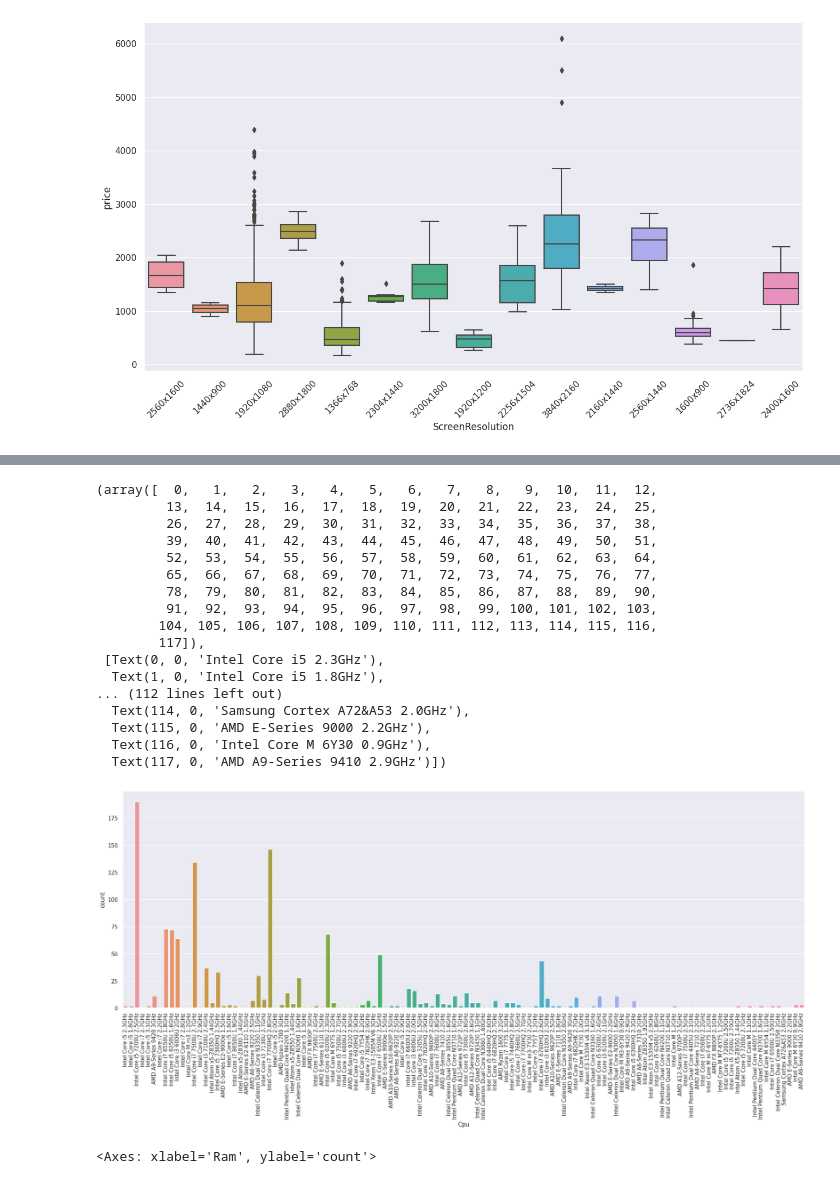
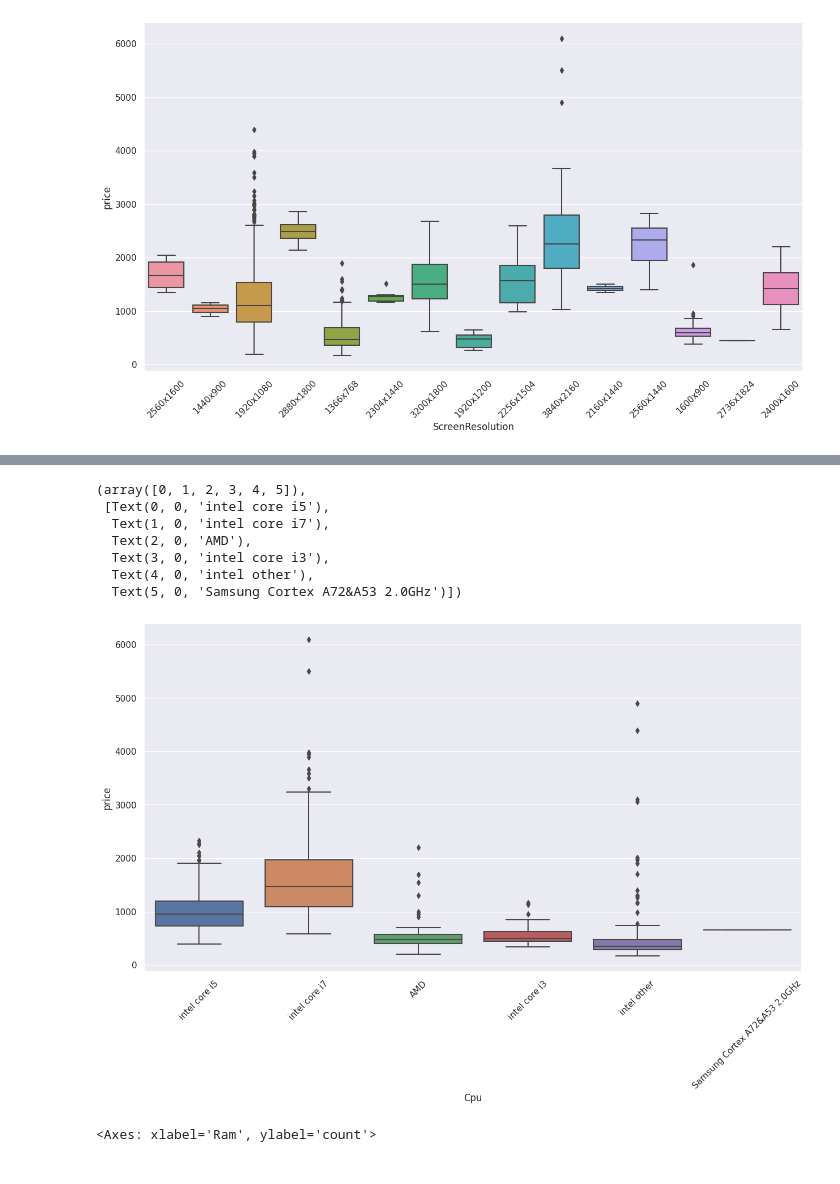
Before and after one commit to Abdelrahman-Wael-1029/Laptop-price-prediction, a Jupyter notebook: laptop-price.ipynb, the cells around one changed output, grey strips where cells are left out. Drawn from its saved outputs; the diff is of its cells as text; code cells hidden in the pictures.

Commit message:
Kaggle Notebook | laptop_price | Version 2

```diff
--- a/laptop-price.ipynb
+++ b/laptop-price.ipynb
@@ -306,0 +257,11 @@ plt.xticks(rotation=45)
+# %%
+intel_core_i7 = df[df['Cpu'].str.startswith('Intel Core i7')]['Cpu']
+intel_core_i5 =df[df['Cpu'].str.startswith('Intel Core i5')]['Cpu']
+intel_core_i3 = df[df['Cpu'].str.startswith('Intel Core i3')]['Cpu']
+AMD = df[df['Cpu'].str.startswith('AMD')]['Cpu']
+df = df.replace(intel_core_i7.values, 'intel core i7')
+df = df.replace(intel_core_i5.values, 'intel core i5')
+df = df.replace(intel_core_i3.values, 'intel core i3')
+df = df.replace(df[df['Cpu'].str.startswith('Intel')]['Cpu'].values, 'intel other')
+df = df.replace(AMD.values, 'AMD')
+df
@@ -307,26 +282,16 @@ plt.xticks(rotation=45)
 # %%
-plt.figure(figsize=(25, 8))
-sns.countplot(df,x='Cpu')
-plt.xticks(rotation=90)
+plt.figure(figsize=(15, 8))
+sns.boxplot(df,x='Cpu',  y = 'price')
+plt.xticks(rotation=45)
 # %% [output]
-(array([  0,   1,   2,   3,   4,   5,   6,   7,   8,   9,  10,  11,  12,
-         13,  14,  15,  16,  17,  18,  19,  20,  21,  22,  23,  24,  25,
-         26,  27,  28,  29,  30,  31,  32,  33,  34,  35,  36,  37,  38,
-         39,  40,  41,  42,  43,  44,  45,  46,  47,  48,  49,  50,  51,
-         52,  53,  54,  55,  56,  57,  58,  59,  60,  61,  62,  63,  64,
-         65,  66,  67,  68,  69,  70,  71,  72,  73,  74,  75,  76,  77,
-         78,  79,  80,  81,  82,  83,  84,  85,  86,  87,  88,  89,  90,
-         91,  92,  93,  94,  95,  96,  97,  98,  99, 100, 101, 102, 103,
-        104, 105, 106, 107, 108, 109, 110, 111, 112, 113, 114, 115, 116,
-        117]),
- [Text(0, 0, 'Intel Core i5 2.3GHz'),
-  Text(1, 0, 'Intel Core i5 1.8GHz'),
-... (112 lines left out)
-  Text(114, 0, 'Samsung Cortex A72&A53 2.0GHz'),
-  Text(115, 0, 'AMD E-Series 9000 2.2GHz'),
-  Text(116, 0, 'Intel Core M 6Y30 0.9GHz'),
-  Text(117, 0, 'AMD A9-Series 9410 2.9GHz')])
+(array([0, 1, 2, 3, 4, 5]),
+ [Text(0, 0, 'intel core i5'),
+  Text(1, 0, 'intel core i7'),
+  Text(2, 0, 'AMD'),
+  Text(3, 0, 'intel core i3'),
+  Text(4, 0, 'intel other'),
+  Text(5, 0, 'Samsung Cortex A72&A53 2.0GHz')])
-[figure, old version]
+[figure, new version]
 # %%
 sns.countplot(df,x='Ram')
 # %% [output]
```
Also changed, not shown: parts of 27 cells of this notebook.
